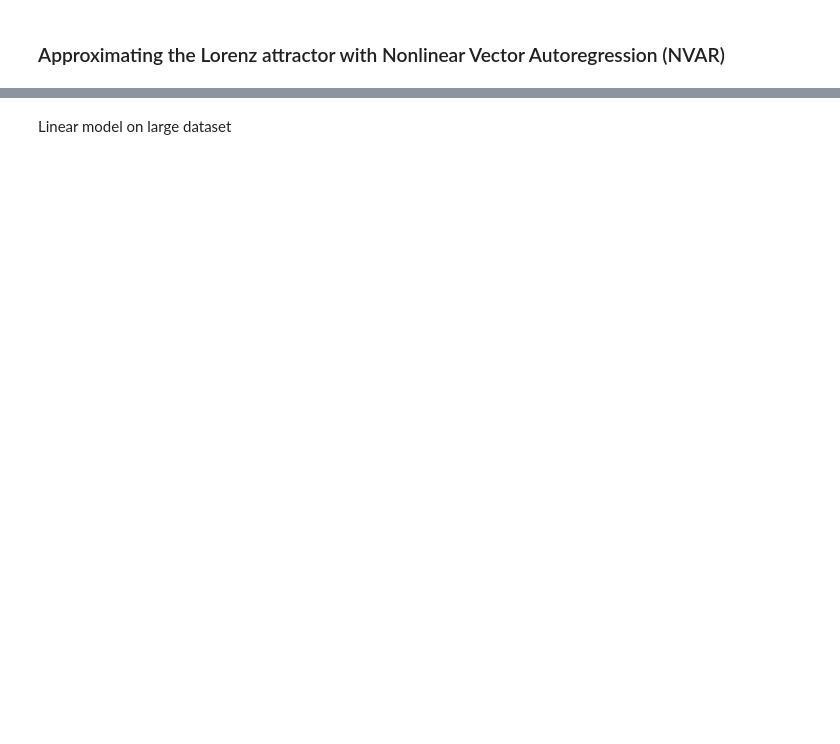
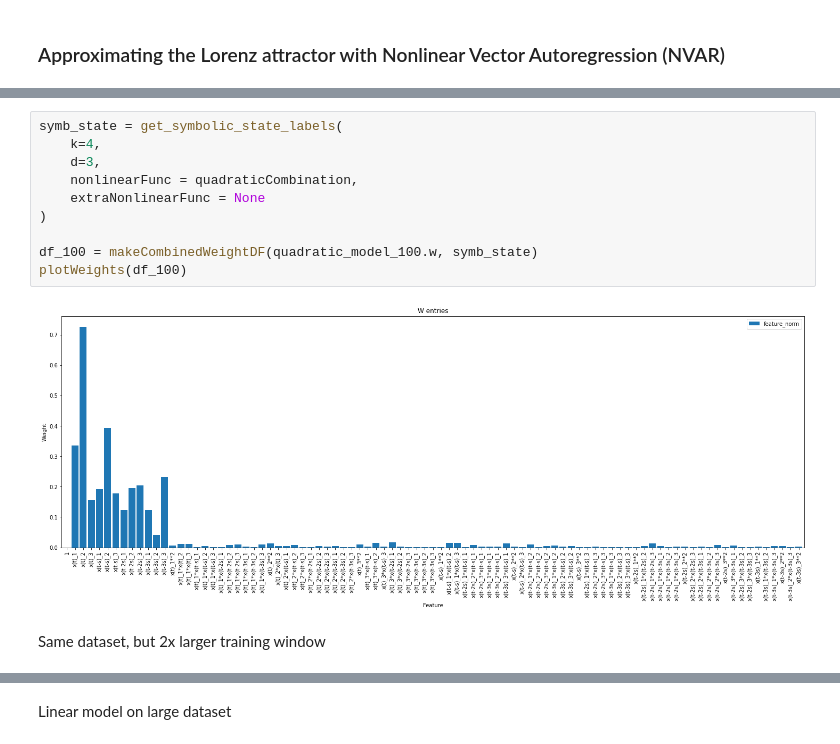
Before and after one commit to samuelhocking/chaotic-ml, a Jupyter notebook: Lorenz-NVAR.ipynb, the cells around one changed output, grey strips where cells are left out. Drawn from its saved outputs; the diff is of its cells as text; blank space fills up the shorter version.

```diff
--- a/Lorenz-NVAR.ipynb
+++ b/Lorenz-NVAR.ipynb
@@ -393,0 +104,14 @@ ax.legend()
+# %%
+symb_state = get_symbolic_state_labels(
+    k=4,
+    d=3,
+    nonlinearFunc = quadraticCombination,
+    extraNonlinearFunc = None
+)
+
+df_100 = makeCombinedWeightDF(quadratic_model_100.w, symb_state)
+plotWeights(df_100)
+# %% [output]
+[figure, added]
+# %% [markdown]
+Same dataset, but 2x larger training window
```
Also changed, not shown: parts of 52 cells of this notebook, 2 other files.
